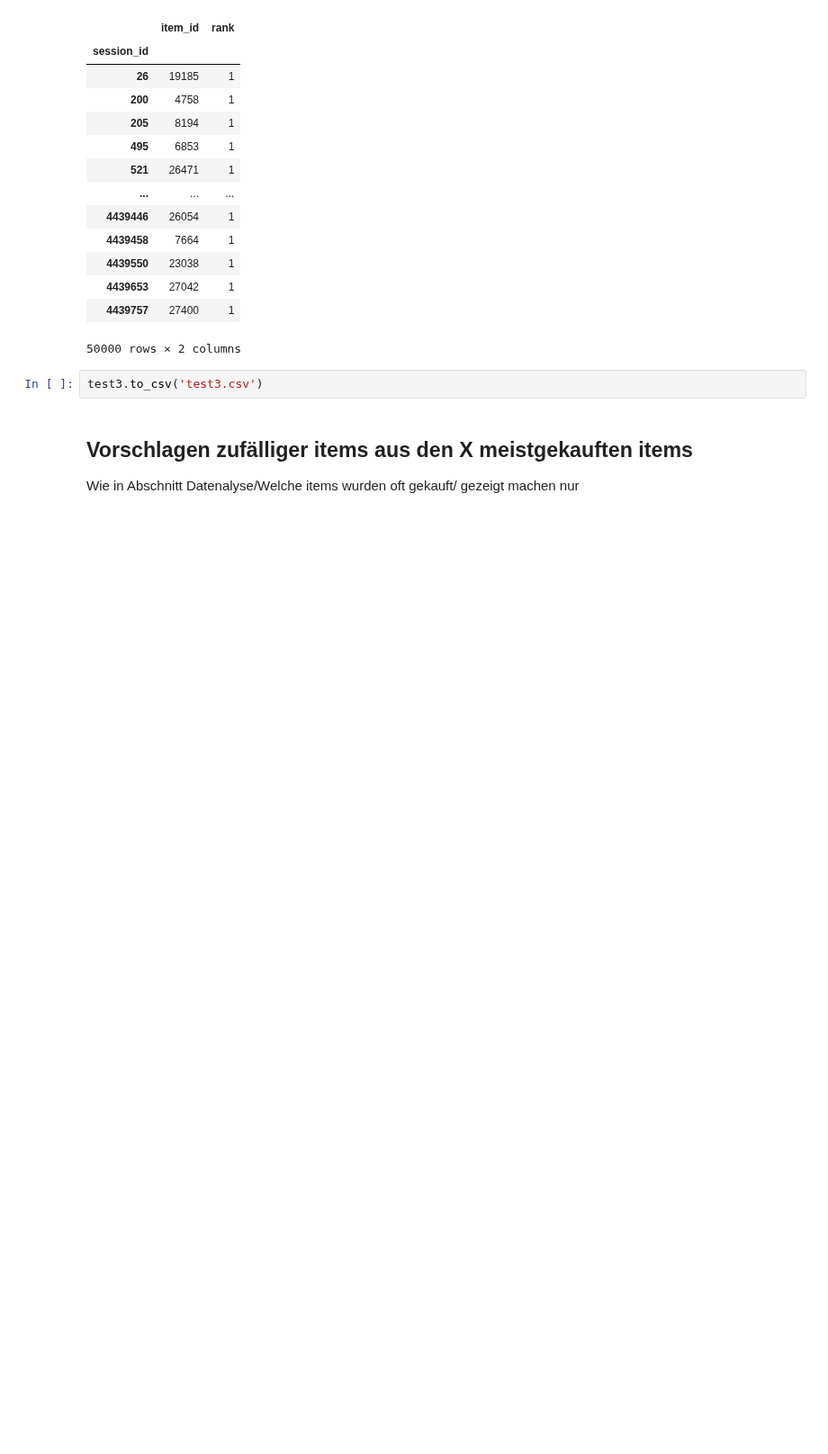
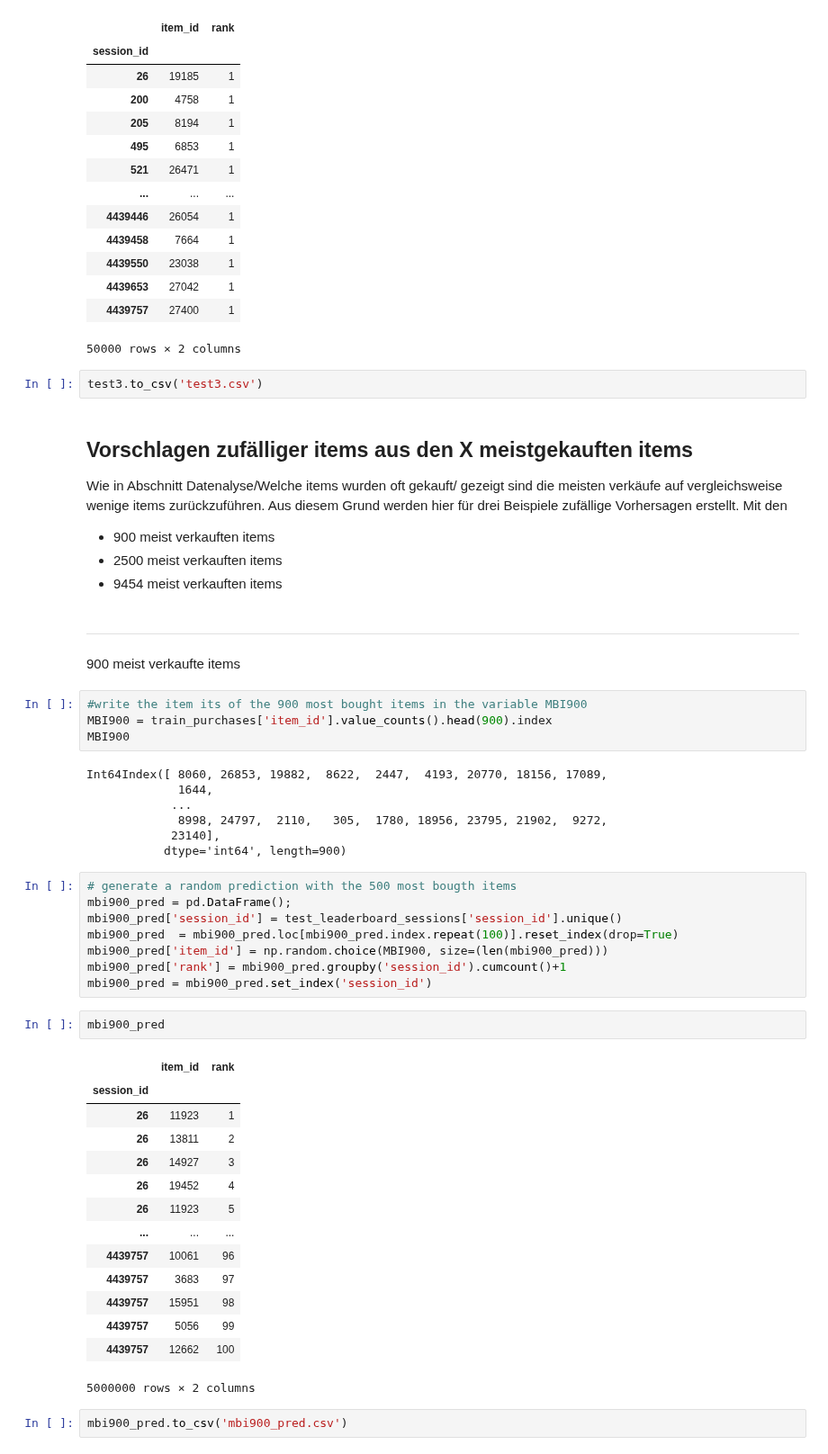
Before and after one commit to Ananassio/Data-Science_lab, a Jupyter notebook: Project/Data.ipynb, the cells around one changed output. Shown at 90% size. Saved outputs shown, nothing was run; the diff lists cells and outputs as text; blank space fills up the shorter version.

```diff
--- a/Project/Data.ipynb
+++ b/Project/Data.ipynb
@@ -994,4 +1000,53 @@ test3
 test3.to_csv('test3.csv')
 # %% [markdown]
 ## Vorschlagen zufälliger items aus den X meistgekauften items
-Wie in Abschnitt Datenalyse/Welche items wurden oft gekauft/ gezeigt machen nur
+Wie in Abschnitt Datenalyse/Welche items wurden oft gekauft/ gezeigt sind die meisten verkäufe auf vergleichsweise wenige items zurückzuführen. Aus diesem Grund werden hier für drei Beispiele zufällige Vorhersagen erstellt. Mit den
+
+
+*   900 meist verkauften items
+*   2500 meist verkauften items
+*   9454 meist verkauften items
+# %% [markdown]
+
+
+---
+
+900 meist verkaufte items
+# %%
+#write the item its of the 900 most bought items in the variable MBI900
+MBI900 = train_purchases['item_id'].value_counts().head(900).index
+MBI900
+# %% [output]
+Int64Index([ 8060, 26853, 19882,  8622,  2447,  4193, 20770, 18156, 17089,
+             1644,
+            ...
+             8998, 24797,  2110,   305,  1780, 18956, 23795, 21902,  9272,
+            23140],
+           dtype='int64', length=900)
+# %%
+# generate a random prediction with the 500 most bougth items
+mbi900_pred = pd.DataFrame();
+mbi900_pred['session_id'] = test_leaderboard_sessions['session_id'].unique()
+mbi900_pred  = mbi900_pred.loc[mbi900_pred.index.repeat(100)].reset_index(drop=True)
+mbi900_pred['item_id'] = np.random.choice(MBI900, size=(len(mbi900_pred)))
+mbi900_pred['rank'] = mbi900_pred.groupby('session_id').cumcount()+1
+mbi900_pred = mbi900_pred.set_index('session_id')
+# %%
+mbi900_pred
+# %% [output]
+|  | item_id | rank |
+| session_id |  |  |
+| 26 | 11923 | 1 |
+| 26 | 13811 | 2 |
+| 26 | 14927 | 3 |
+| 26 | 19452 | 4 |
+| 26 | 11923 | 5 |
+| ... | ... | ... |
+| 4439757 | 10061 | 96 |
+| 4439757 | 3683 | 97 |
+| 4439757 | 15951 | 98 |
+| 4439757 | 5056 | 99 |
+| 4439757 | 12662 | 100 |
+5000000 rows × 2 columns
+# %%
+mbi900_pred.to_csv('mbi900_pred.csv')
```
Also changed, not shown: parts of 11 cells of this notebook.
